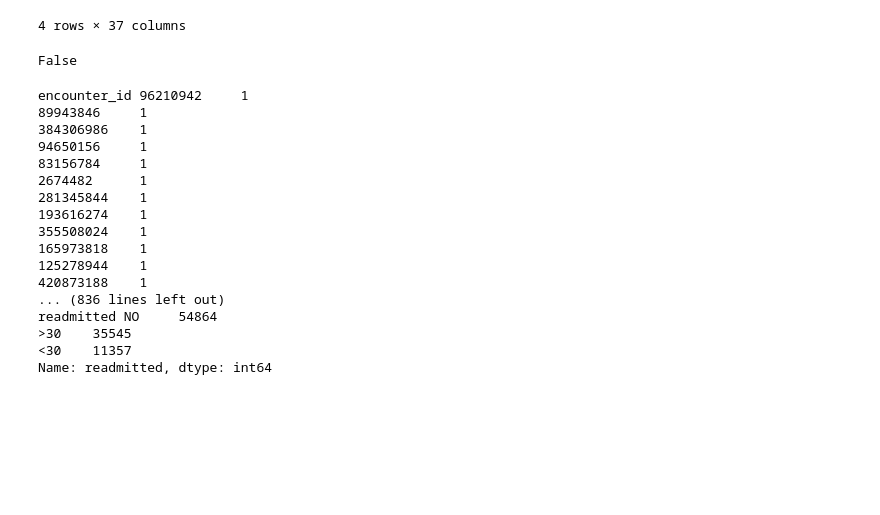
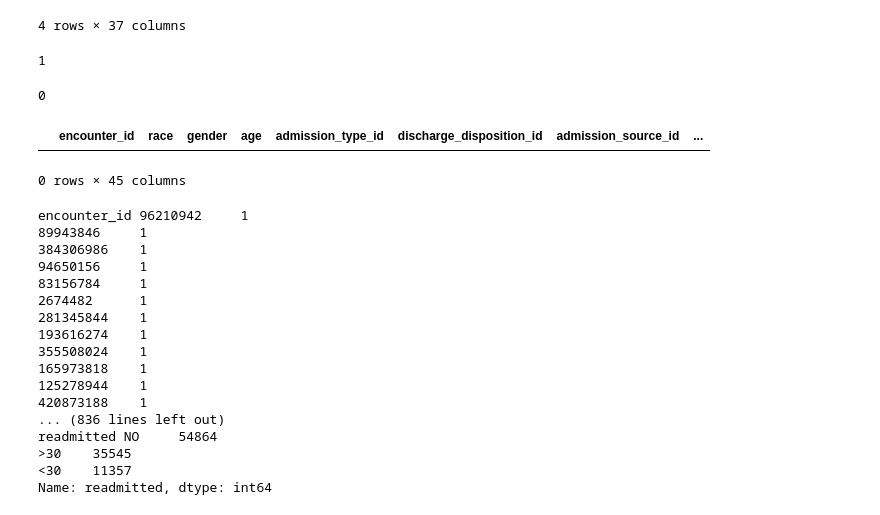
Before and after one commit to ThoaShook/DS-Project_01, a Jupyter notebook: Readmission_Data.ipynb, the cells around one changed output. Saved outputs shown, nothing was run; the diff lists cells and outputs as text; code cells hidden in the pictures; blank space fills up the shorter version.

```diff
--- a/Readmission_Data.ipynb
+++ b/Readmission_Data.ipynb
@@ -53,11 +53,20 @@ df.describe(include = ['object', 'bool'])
 | top | Caucasian | Female | [70-80) | ? | ? | ? | 428 | 276 | 250 | ... |
 | freq | 76099 | 54708 | 26068 | 98569 | 40256 | 49949 | 6862 | 6752 | 11555 | ... |
 4 rows × 37 columns
-# %%
-# we doubled check to see if there is any hidden NAN values
-df.isna().any().any()
-# %% [output]
-False
+# %%
+# checking for missing values if any
+df.isna().any().sum()
+# %% [output]
+1
+# %%
+#checking for duplicates
+duplicates = df[df.duplicated()]
+print(len(duplicates))
+duplicates.head()
+# %% [output]
+0
+|  | encounter_id | race | gender | age | admission_type_id | discharge_disposition_id | admission_source_id | ... |
+0 rows × 45 columns
 # %%
 #loop though the columns to check for unique values (?) in each column
 for col in df.columns:
```
Also changed, not shown: parts of 6 cells of this notebook, 1 other file.
